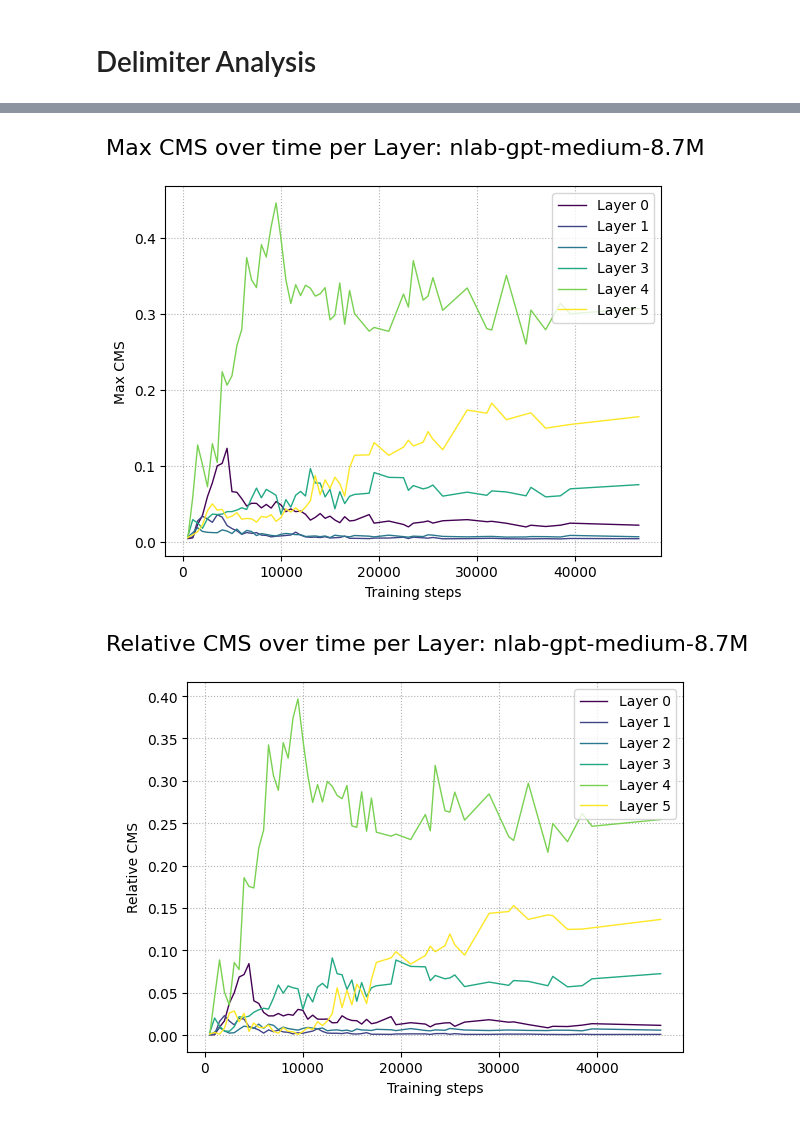
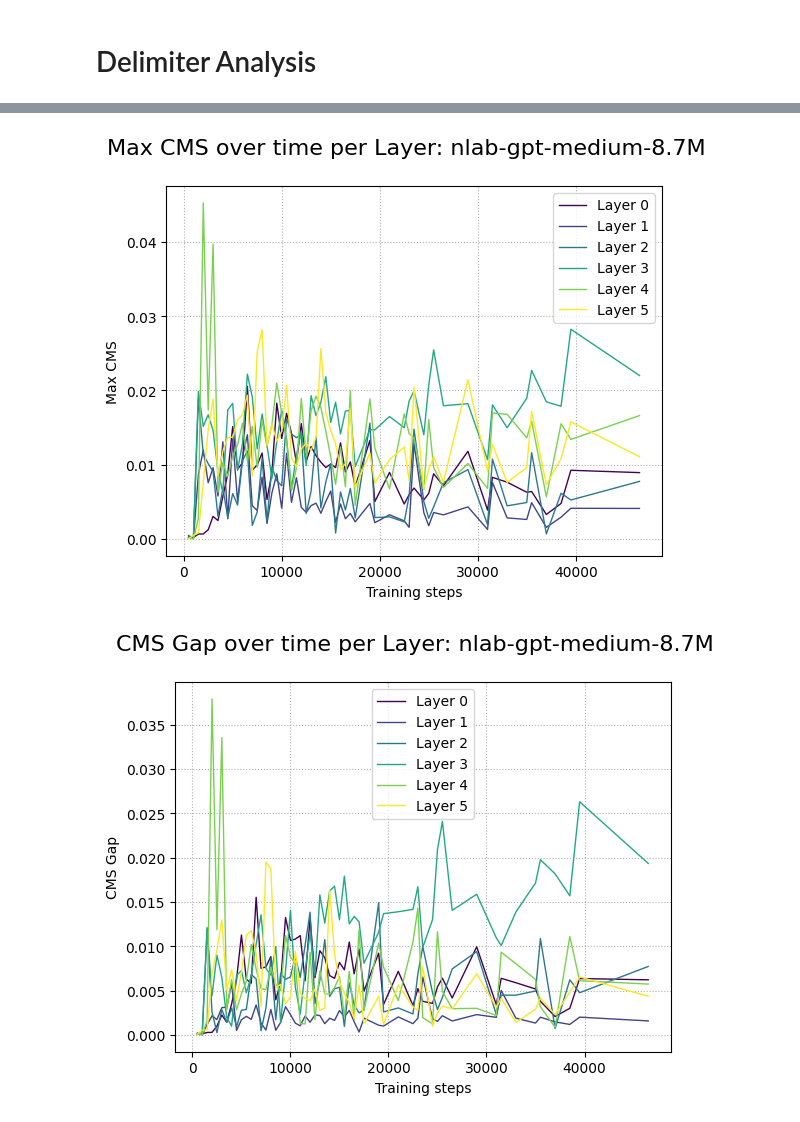
Before and after one commit to mjub/transformer-from-scratch, a Jupyter notebook: notebooks/delimiter-analysis.ipynb, the cells around one changed output, grey strips where cells are left out. Drawn from its saved outputs; the diff is of its cells as text; code cells hidden in the pictures.

Commit message:
Add nice plots

```diff
--- a/notebooks/delimiter-analysis.ipynb
+++ b/notebooks/delimiter-analysis.ipynb
@@ -11,13 +11,14 @@ import torch
 RUN = "../runs/nlab-gpt-medium-8.7M-eb4543e4/nlab-gpt-medium-8.7M-eb4543e4-2025-12-16-46500-[best(2.0324)].pt"
 
 device = torch.device("cuda" if torch.cuda.is_available() else "cpu")
-run = train.Run.from_file(RUN)
-run.model.to(device)
+run_base = train.Run.from_file(RUN)
+run_base.model.to(device)
 None  # No output
 # %%
 val_data = torch.load("../data/val_data.pt").to(device)
 # %%
 import collections
+import re
 
 
 class UnbalancedDelimiter(Exception): ...
@@ -47,8 +48,12 @@ class UnbalancedDelimiter(Exception): ...
 #     if not allow_unmatched_opened and opened:
 #         raise UnbalancedDelimiter(f"Unmatched '(' remaining: {len(opened)}")
 #     return pairs
+
+envname = re.compile(r"^\{[a-zA-Z][a-zA-Z0-9]*\}")
+
+
 def get_delimiters(input_ids, allow_unmatched_opened=True):
-    tokens = [run.tokenizer.decode([i]) for i in input_ids]
+    tokens = [run_base.tokenizer.decode([i]) for i in input_ids]
     opened = []
     pairs = []
     active = False
@@ -63,6 +68,13 @@ def get_delimiters(input_ids, allow_unmatched_opened=True):
                 case "end":
                     if not opened:
                         raise UnbalancedDelimiter("Found '\\end' with empty stack")
+                    # TODO Look at what happens if we care about environment names
+                    # # If end is not followed by {envname}
+                    # # (We look at the next 10 tokens to be large)
+                    # if not envname.match("".join(tokens[n + 1 : n + 11])):
+                    #     raise UnbalancedDelimiter(
+                    #         "Found '\\end' not followed by environment"
+                    #     )
                     o = opened.pop()
                     pairs.append((o, n))
             active = False
@@ -311,12 +315,12 @@ for path in tqdm.notebook.tqdm(
 # %%
-values = np.linspace(0, 5, run.config.num_hidden_layers)
+values = np.linspace(0, 5, run_base.config.num_hidden_layers)
 norm = mcolors.Normalize(vmin=values.min(), vmax=values.max())
 cmap = plt.cm.viridis
 # %%
-for l in range(run.config.num_hidden_layers):
+for l in range(run_base.config.num_hidden_layers):
     plt.plot(
         steps,
-        max_cms_global[l],
+        cms_global[: len(steps), l, :].max(axis=-1),
         label=f"Layer {l}",
         linewidth=1.0,
         color=cmap(norm(values[l])),
@@ -332,21 +336,26 @@ plt.grid(which="both", linestyle="dotted")
 plt.savefig(f"../assets/max-cms-{run.name[:-9]}.png", dpi=300, bbox_inches="tight")
 plt.show()
 # %% [output]
-[figure, old version]
+[figure, new version]
 # %%
 for l, v in enumerate(values):
     plt.plot(
-        steps, gap_cms_global[l], label=f"Layer {l}", linewidth=1.0, color=cmap(norm(v))
+        steps,
+        cms_global[: len(steps), l, :].max(axis=-1)
+        - np.median(cms_global[: len(steps), l, :], axis=-1),
+        label=f"Layer {l}",
+        linewidth=1.0,
+        color=cmap(norm(v)),
     )
 
 plt.xlabel("Training steps")
-plt.ylabel("Relative CMS")
+plt.ylabel("CMS Gap")
 
-plt.suptitle(f"Relative CMS over time per Layer: {run.name[:-9]}", fontsize=16)
+plt.suptitle(f"CMS Gap over time per Layer: {run_base.name[:-9]}", fontsize=16)
 plt.legend()
 plt.grid(which="both", linestyle="dotted")
 
-plt.savefig(f"../assets/relative-cms-{run.name[:-9]}.png", dpi=300, bbox_inches="tight")
+plt.savefig(f"../assets/cms-gap-{run_base.name[:-9]}.png", dpi=300, bbox_inches="tight")
 plt.show()
 # %% [output]
-[figure, old version]
+[figure, new version]
```
Also changed, not shown: parts of 5 cells of this notebook, 12 other files.
